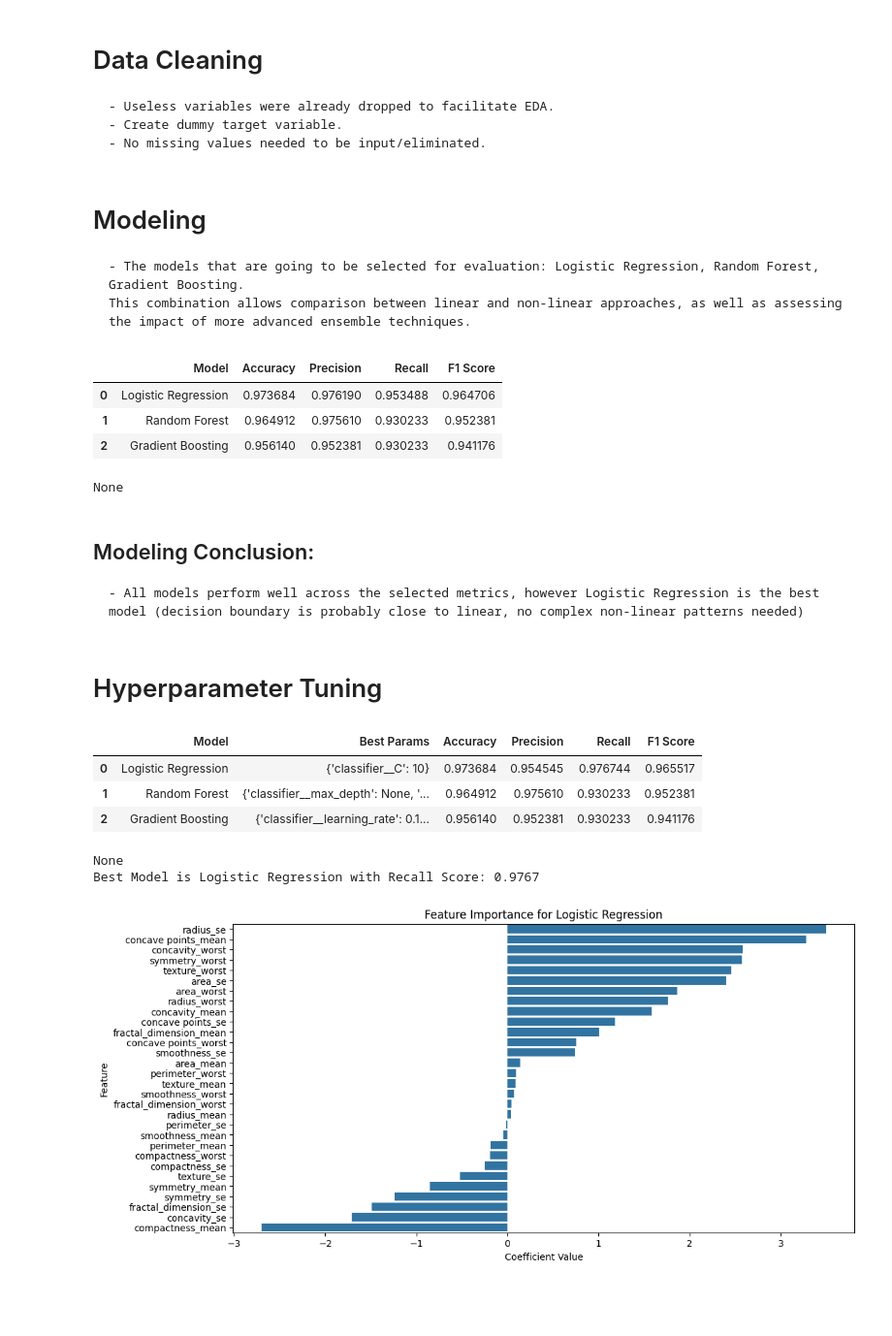
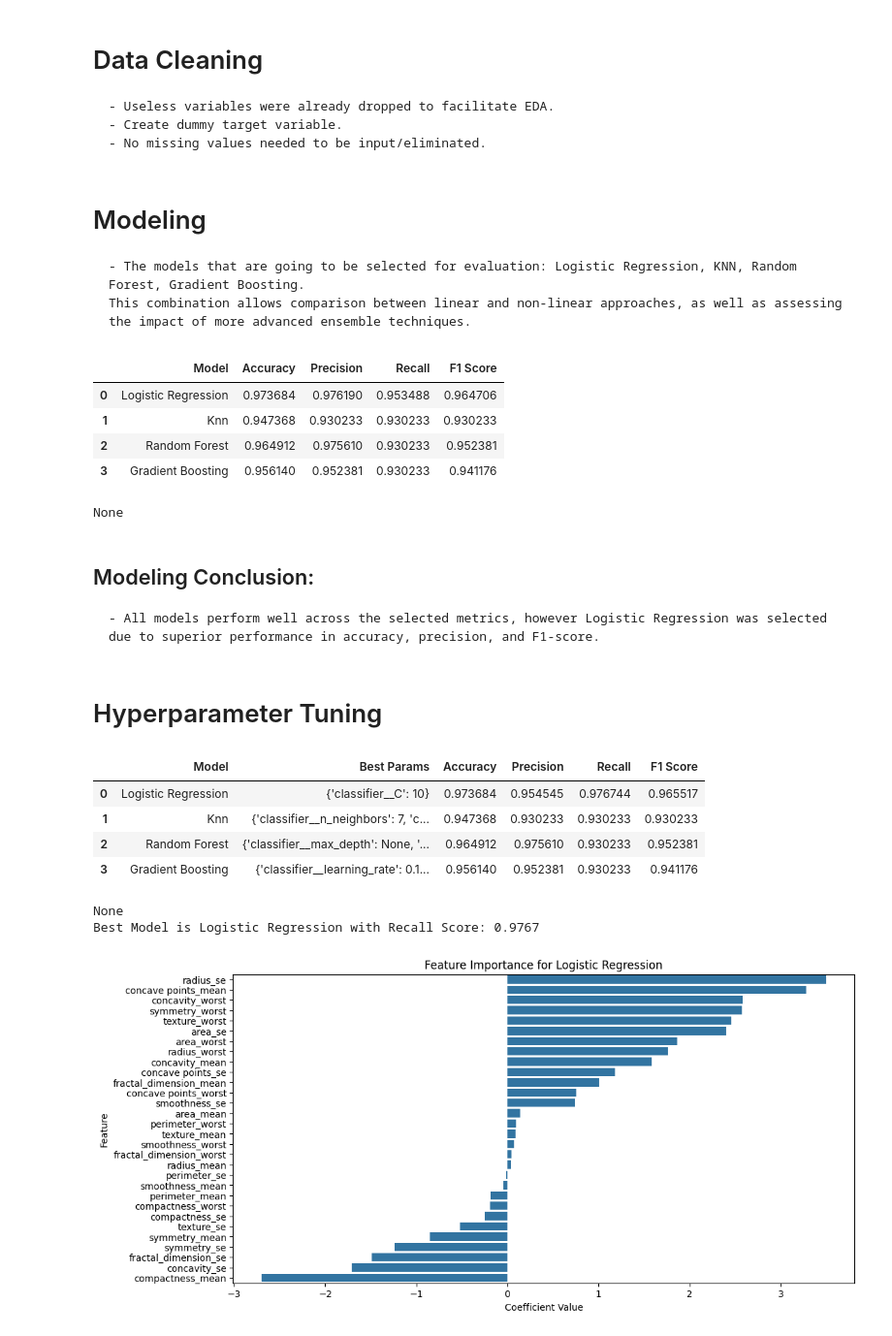
Before and after one commit to dinis2296/breast-cancer-classification, a Jupyter notebook: Desktop/Ficheiros/4. PYTHON/breast-cancer-classification/notebook/Projeto 1 - Breast Cancer.ipynb, the cells around one changed output. Shown at 97% size. Drawn from its saved outputs; the diff is of its cells as text; code cells hidden in the pictures; blank space fills up the shorter version.

Commit message:
Added KNN to the models and corrected README file

```diff
--- a/Desktop/Ficheiros/4. PYTHON/breast-cancer-classification/notebook/Projeto 1 - Breast Cancer.ipynb
+++ b/Desktop/Ficheiros/4. PYTHON/breast-cancer-classification/notebook/Projeto 1 - Breast Cancer.ipynb
@@ -16,7 +16,7 @@ from IPython.display import display
 # %%
 # Import data
 
-df_original = pd.read_csv('data.csv')
+df_original = pd.read_csv('C:\\Users\\ajdpe\\Desktop\\Ficheiros\\4. PYTHON\\breast-cancer-classification\\data\\data.csv')
 print(df_original.columns)
 print(df_original)
 print(display(df_original))
@@ -246,7 +246,7 @@ df['diagnosis'] = df['diagnosis'].map(Dummy_dict)
 # %% [markdown]
 # Modeling
 
-    - The models that are going to be selected for evaluation: Logistic Regression, Random Forest, Gradient Boosting.
+    - The models that are going to be selected for evaluation: Logistic Regression, KNN, Random Forest, Gradient Boosting.
     This combination allows comparison between linear and non-linear approaches, as well as assessing the impact of more advanced ensemble techniques.
 # %%
 # Importing libraries for model development
@@ -271,6 +272,7 @@ X_train, X_test, y_train, y_test = train_test_split(X, y, test_size=0.2, random_
 
 models = {
     'Logistic Regression': LogisticRegression(),
+    'Knn': KNeighborsClassifier(),
     'Random Forest': RandomForestClassifier(random_state=42),
     'Gradient Boosting': GradientBoostingClassifier(random_state=42)
 }
@@ -309,12 +311,13 @@ print(display(results_df))
 # %% [output]
 |  | Model | Accuracy | Precision | Recall | F1 Score |
 | 0 | Logistic Regression | 0.973684 | 0.976190 | 0.953488 | 0.964706 |
-| 1 | Random Forest | 0.964912 | 0.975610 | 0.930233 | 0.952381 |
-| 2 | Gradient Boosting | 0.956140 | 0.952381 | 0.930233 | 0.941176 |
+| 1 | Knn | 0.947368 | 0.930233 | 0.930233 | 0.930233 |
+| 2 | Random Forest | 0.964912 | 0.975610 | 0.930233 | 0.952381 |
+| 3 | Gradient Boosting | 0.956140 | 0.952381 | 0.930233 | 0.941176 |
 None
 # %% [markdown]
 ## Modeling Conclusion:
-    - All models perform well across the selected metrics, however Logistic Regression is the best model (decision boundary is probably close to linear, no complex non-linear patterns needed)
+    - All models perform well across the selected metrics, however Logistic Regression was selected due to superior performance in accuracy, precision, and F1-score.
 # %% [markdown]
 # Hyperparameter Tuning
 # %%
@@ -323,6 +326,10 @@ None
 param_grids = {
     'Logistic Regression': {
         'classifier__C': [0.01, 0.1, 1, 10]
+    },
+    'Knn': {
+        'classifier__n_neighbors': [3, 5, 7],
+        'classifier__weights': ['uniform', 'distance']
     },
     'Random Forest': {
         'classifier__n_estimators': [100, 200],
@@ -359,35 +366,36 @@ for model_name, model in models.items():
     grid.fit(X_train, y_train)
 
     y_pred = grid.predict(X_test)
 
     results.append({
         'Model': model_name,
         'Best Params': grid.best_params_,
         'Accuracy': accuracy_score(y_test, y_pred),
         'Precision': precision_score(y_test, y_pred),
         'Recall': recall_score(y_test, y_pred),
         'F1 Score': f1_score(y_test, y_pred)
     })
 
     # Store best model for each model type
     if model_name == 'Logistic Regression':
         best_logistic_model = grid.best_estimator_
     elif model_name == 'Random Forest':
         best_rf_model = grid.best_estimator_
     elif model_name == 'Gradient Boosting':
         best_gb_model = grid.best_estimator_
 
 
 
 # Visualize results
 results_df = pd.DataFrame(results)
 print(display(results_df))
 print(f"Best Model is Logistic Regression with Recall Score: {results_df.loc[results_df['Model'] == 'Logistic Regression', 'Recall'].values[0]:.4f}")
 # %% [output]
 |  | Model | Best Params | Accuracy | Precision | Recall | F1 Score |
 | 0 | Logistic Regression | {'classifier__C': 10} | 0.973684 | 0.954545 | 0.976744 | 0.965517 |
-| 1 | Random Forest | {'classifier__max_depth': None, '... | 0.964912 | 0.975610 | 0.930233 | 0.952381 |
-| 2 | Gradient Boosting | {'classifier__learning_rate': 0.1... | 0.956140 | 0.952381 | 0.930233 | 0.941176 |
+| 1 | Knn | {'classifier__n_neighbors': 7, 'c... | 0.947368 | 0.930233 | 0.930233 | 0.930233 |
+| 2 | Random Forest | {'classifier__max_depth': None, '... | 0.964912 | 0.975610 | 0.930233 | 0.952381 |
+| 3 | Gradient Boosting | {'classifier__learning_rate': 0.1... | 0.956140 | 0.952381 | 0.930233 | 0.941176 |
 None
 Best Model is Logistic Regression with Recall Score: 0.9767
 # %%
```
Also changed, not shown: parts of 2 cells of this notebook, 2 other files.
